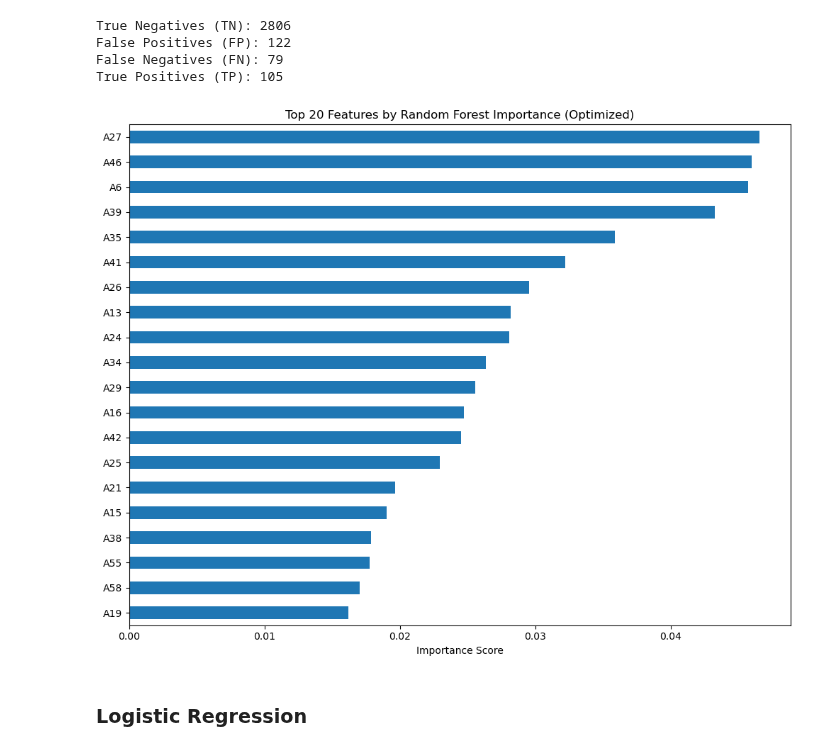
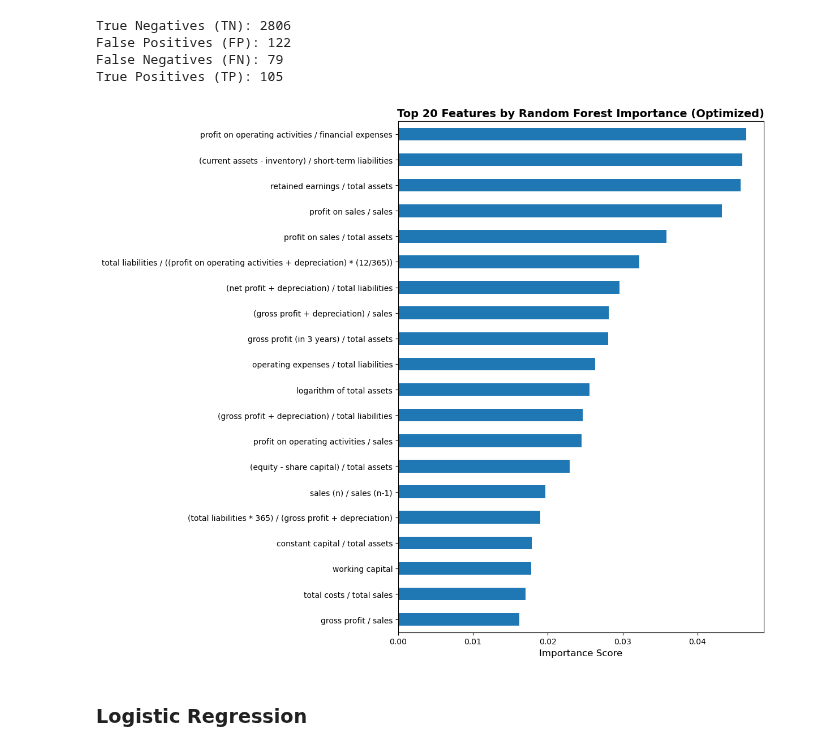
Before and after one commit to krzysztofpk14/Bankrupcy-Prediction, a Jupyter notebook: Company_bankruptcy_prediction.ipynb, the cells around one changed output. Cells and saved outputs as stored; diff of their text form; code cells hidden in the pictures.

```diff
--- a/Company_bankruptcy_prediction.ipynb
+++ b/Company_bankruptcy_prediction.ipynb
@@ -649,16 +655,20 @@ True Positives (TP): 105
 # %%
 # Feature importance from optimized Random Forest
 feature_importance = best_rf_pipeline.named_steps['rf'].feature_importances_
 fi_series = pd.Series(feature_importance, index=X.columns).sort_values(ascending=False)
 
-plt.figure(figsize=(10, 8))
-fi_series.head(20).sort_values().plot(kind="barh")
-plt.title("Top 20 Features by Random Forest Importance (Optimized)")
-plt.xlabel("Importance Score")
+# Create readable feature importance series
+fi_readable = fi_series.copy()
+fi_readable.index = fi_readable.index.map(lambda x: data_dict.get(x, x))
+
+plt.figure(figsize=(12, 10))
+fi_readable.head(20).sort_values().plot(kind="barh")
+plt.title("Top 20 Features by Random Forest Importance (Optimized)", fontsize=14, fontweight='bold')
+plt.xlabel("Importance Score", fontsize=12)
 plt.tight_layout()
 plt.show()
 # %% [output]
-[figure, old version]
+[figure, new version]
 # %% [markdown]
 ### Logistic Regression
 # %%
```
Also changed, not shown: parts of 5 cells of this notebook.
